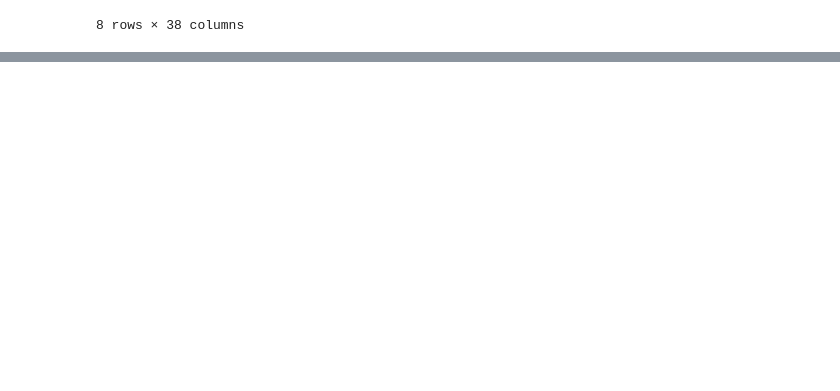
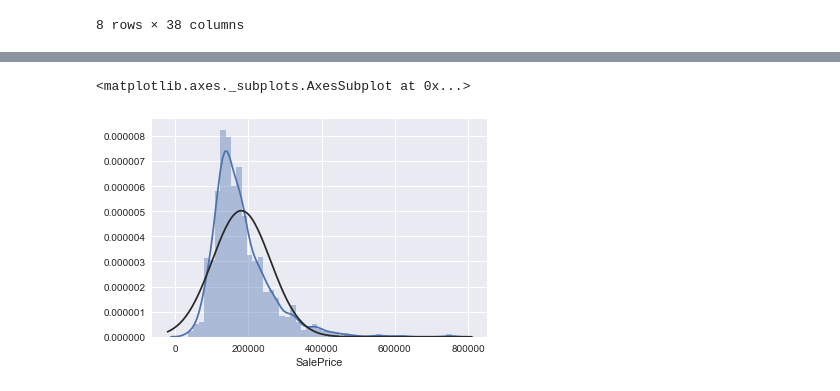
Before and after one commit to TristanMoser/byu_econ_applied_machine_learning, a Jupyter notebook: homeworks/Homework_2_TristanMoser.ipynb, the cells around one changed output, grey strips where cells are left out. Saved outputs shown, nothing was run; the diff lists cells and outputs as text; code cells hidden in the pictures; blank space fills up the shorter version.

```diff
--- a/homeworks/Homework_2_TristanMoser.ipynb
+++ b/homeworks/Homework_2_TristanMoser.ipynb
@@ -215,0 +205,22 @@ corr_train_data_notsale_out4.describe()
+# %%
+#Because we cannot determine what exact values each observation has, I impute the missing data points
+impute = Imputer()
+non_cat_imputed = impute.fit_transform(non_cat)
+
+test_non_cat_imputed = impute.fit_transform(test_non_cat)
+# %%
+#The imputer removes column names so in order to reconstruct the dataframe I need to compile the column names
+non_cat_columns = []
+for cc in non_cat:
+    non_cat_columns.append(cc)
+
+test_non_cat_columns = []
+for uu in test_non_cat:
+    test_non_cat_columns.append(uu)
+# %%
+#recreate dataframe and verify that the missing values have been imputed
+df_imputed = pd.DataFrame(non_cat_imputed,columns=non_cat_columns)
+
+test_df_imputed = pd.DataFrame(test_non_cat_imputed, columns = test_non_cat_columns)
+
+df_imputed[fill_missing].describe()
@@ -215,0 +237,7 @@ corr_train_data_notsale_out4.describe()
+# %%
+#Combine categorical and non-categorical variables back into one dataframe
+modified_train_data = pd.concat([df_imputed,categorical_no_nas],axis=1)
+
+modified_test_data = pd.concat([test_df_imputed,test_cat_nona],axis=1)
+
+modified_train_data.head()
@@ -215,0 +252,6 @@ corr_train_data_notsale_out4.describe()
+# %%
+#Examine normality of SalePrice
+sns.distplot(modified_train_data['SalePrice'],fit=norm)
+# %% [output]
+<matplotlib.axes._subplots.AxesSubplot at 0x...>
+[figure, added]
```
Also changed, not shown: parts of 71 cells of this notebook.
